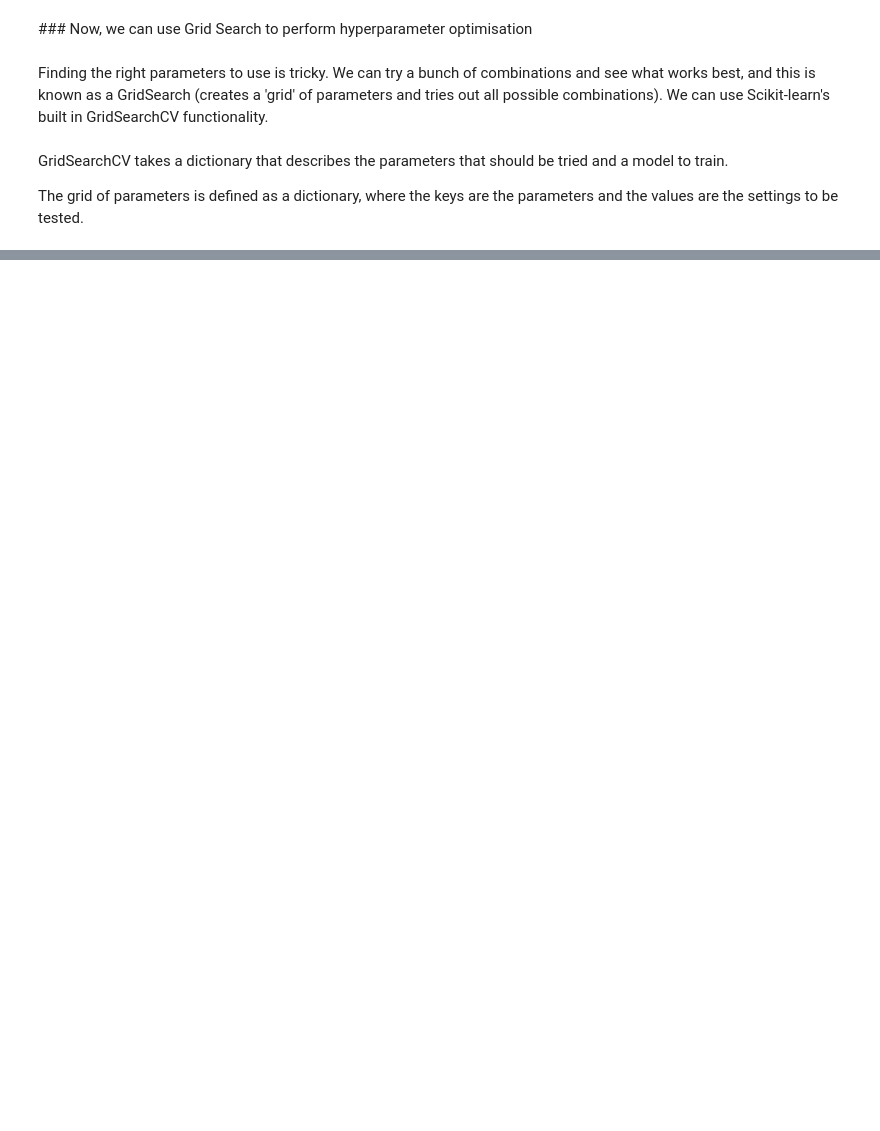
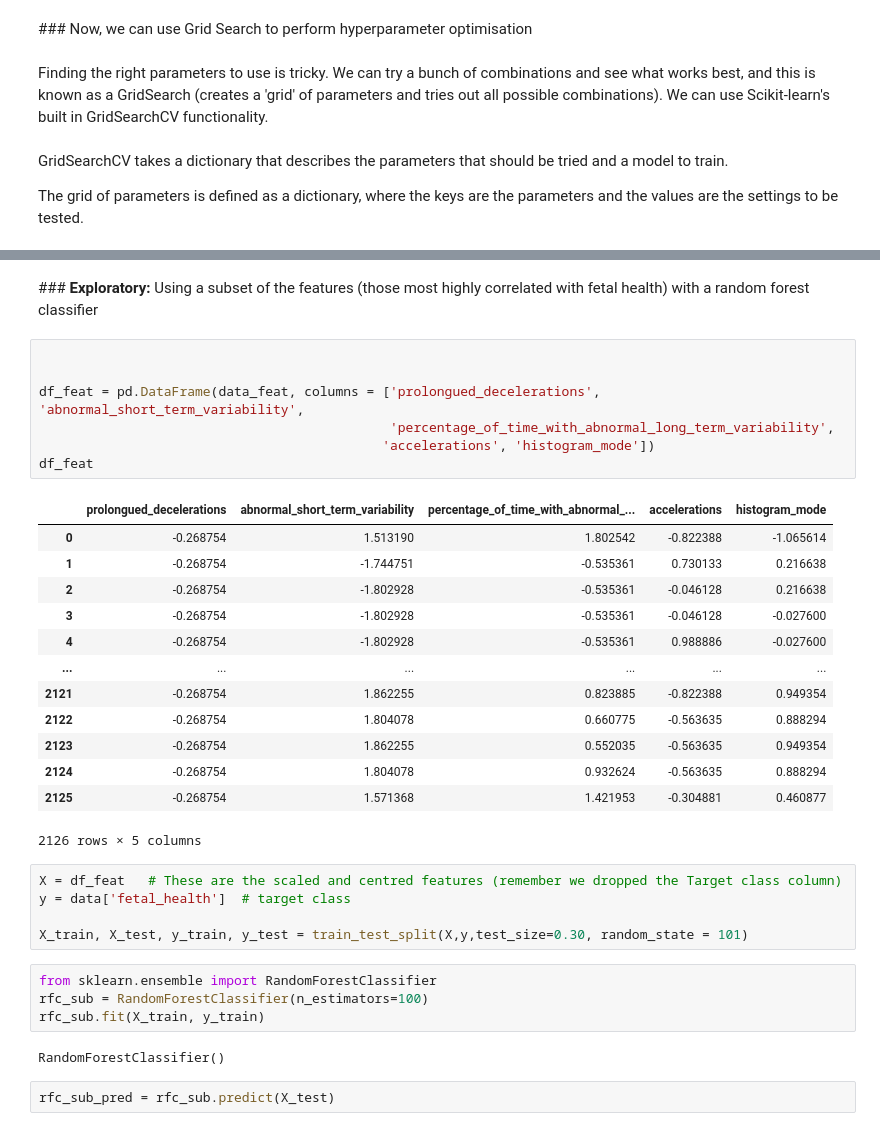
Before and after one commit to eliseetal/Python_projects, a Jupyter notebook: Fetal Health - Classification .ipynb, the cells around one changed output, grey strips where cells are left out. Drawn from its saved outputs; the diff is of its cells as text; blank space fills up the shorter version.

```diff
--- a/Fetal Health - Classification .ipynb
+++ b/Fetal Health - Classification .ipynb
@@ -384,0 +423,36 @@ weighted avg       0.96      0.96      0.95       638
+# %% [markdown]
+### **Exploratory:** Using a subset of the features (those most highly correlated with fetal health) with a random forest classifier
+# %%
+
+
+df_feat = pd.DataFrame(data_feat, columns = ['prolongued_decelerations', 'abnormal_short_term_variability',
+                                             'percentage_of_time_with_abnormal_long_term_variability',
+                                            'accelerations', 'histogram_mode'])
+df_feat
+# %% [output]
+|  | prolongued_decelerations | abnormal_short_term_variability | percentage_of_time_with_abnormal_... | accelerations | histogram_mode |
+| 0 | -0.268754 | 1.513190 | 1.802542 | -0.822388 | -1.065614 |
+| 1 | -0.268754 | -1.744751 | -0.535361 | 0.730133 | 0.216638 |
+| 2 | -0.268754 | -1.802928 | -0.535361 | -0.046128 | 0.216638 |
+| 3 | -0.268754 | -1.802928 | -0.535361 | -0.046128 | -0.027600 |
+| 4 | -0.268754 | -1.802928 | -0.535361 | 0.988886 | -0.027600 |
+| ... | ... | ... | ... | ... | ... |
+| 2121 | -0.268754 | 1.862255 | 0.823885 | -0.822388 | 0.949354 |
+| 2122 | -0.268754 | 1.804078 | 0.660775 | -0.563635 | 0.888294 |
+| 2123 | -0.268754 | 1.862255 | 0.552035 | -0.563635 | 0.949354 |
+| 2124 | -0.268754 | 1.804078 | 0.932624 | -0.563635 | 0.888294 |
+| 2125 | -0.268754 | 1.571368 | 1.421953 | -0.304881 | 0.460877 |
+2126 rows × 5 columns
+# %%
+X = df_feat   # These are the scaled and centred features (remember we dropped the Target class column)
+y = data['fetal_health']  # target class
+
+X_train, X_test, y_train, y_test = train_test_split(X,y,test_size=0.30, random_state = 101)
+# %%
+from sklearn.ensemble import RandomForestClassifier
+rfc_sub = RandomForestClassifier(n_estimators=100)
+rfc_sub.fit(X_train, y_train)
+# %% [output]
+RandomForestClassifier()
+# %%
+rfc_sub_pred = rfc_sub.predict(X_test)
```
Also changed, not shown: parts of 12 cells of this notebook.
